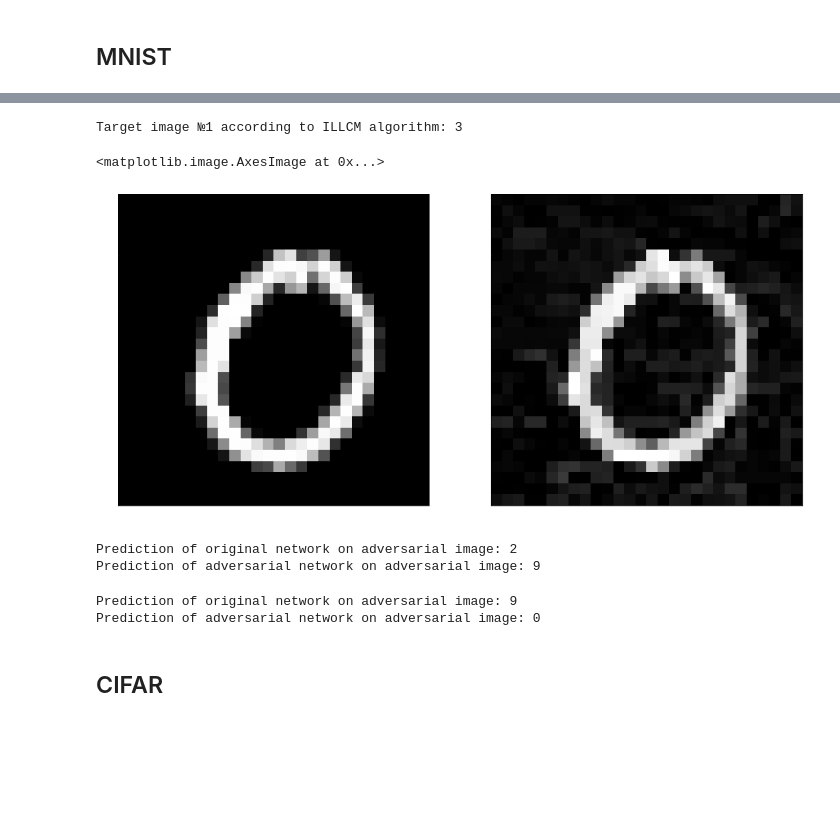
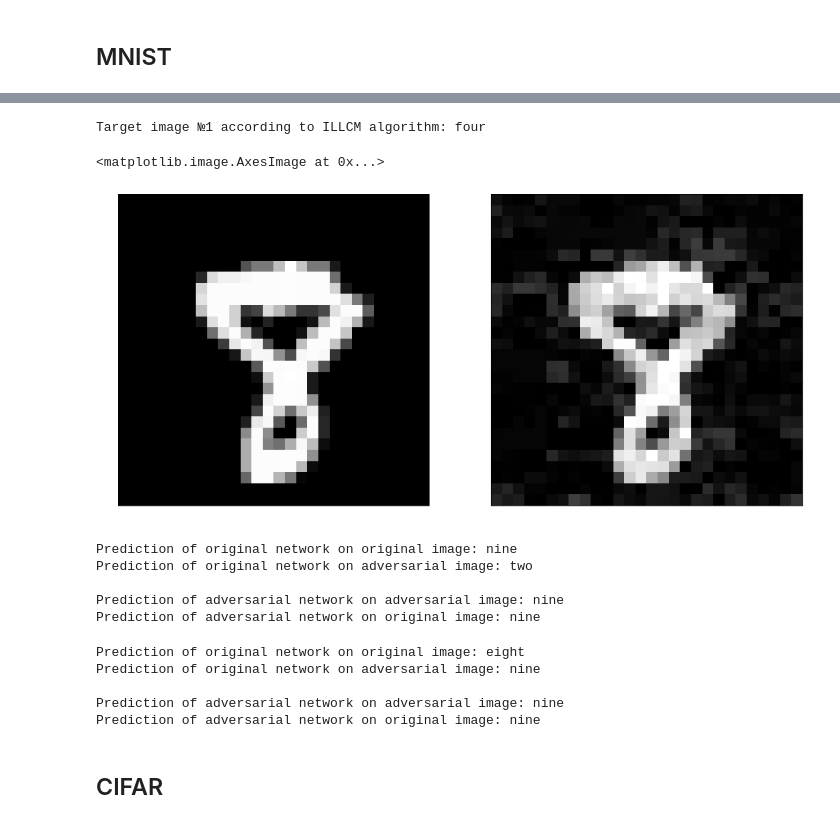
Before and after one commit to Dimanssional/Adversial-Attacks-Methods, a Jupyter notebook: Adversarial_Algorithms/adversarial_experiments.ipynb, the cells around one changed output, grey strips where cells are left out. Cells and saved outputs as stored; diff of their text form; code cells hidden in the pictures; blank space fills up the shorter version.

```diff
--- a/Adversarial_Algorithms/adversarial_experiments.ipynb
+++ b/Adversarial_Algorithms/adversarial_experiments.ipynb
@@ -339,10 +350,10 @@ Prediction of original network on adversarial image: automobile
 illcm = ILLCM(0.25, loaded_model)
 
 image = X_test[125].reshape((1, img_rows, img_cols, channels))
-image1 = X_test[101].reshape((1, img_rows, img_cols, channels))
+image1 = X_test[233].reshape((1, img_rows, img_cols, channels))
 
 adv1, Y_ll = illcm.adversarial_pattern(image, alpha=0.25/40, iterations=40)
-adv2, Y_ll1 = illcm.adversarial_pattern(image1, alpha=0.25/50, iterations=50)
+adv2, Y_ll1 = illcm.adversarial_pattern(image1, alpha=0.25/90, iterations=90)
 # %% [markdown]
 ## MNIST
 # %%
@@ -361,28 +372,40 @@ Target image №1 according to ILLCM algorithm: 2
 # %%
 plt.figure(figsize=(15, 15))
 
 plt.subplot(121)
-plt.imshow(X_test[101].reshape(28, 28), cmap="gray")
-print(f"Target image №1 according to ILLCM algorithm: {Y_ll1}")
+plt.imshow(X_test[233].reshape(28, 28), cmap="gray")
+print(f"Target image №1 according to ILLCM algorithm: {labels[Y_ll1]}")
 
 plt.subplot(122)
 plt.imshow(tf.reshape(adv2, shape=(28, 28)), cmap="gray")
 # %% [output]
-Target image №1 according to ILLCM algorithm: 3
+Target image №1 according to ILLCM algorithm: four
 <matplotlib.image.AxesImage at 0x...>
-[figure, old version]
+[figure, new version]
 # %%
-print(f"Prediction of original network on adversarial image: {loaded_model.predict(tf.reshape(adv1, (1, img_cols, img_rows, channels))).argmax()}")
-print(f"Prediction of adversarial network on adversarial image: {loaded_model_adv.predict(tf.reshape(adv1, (1, img_cols, img_rows, channels))).argmax()}")
+print(f"Prediction of original network on original image: {labels[loaded_model.predict(image).argmax()]}")
+print(f"Prediction of original network on adversarial image: {labels[loaded_model.predict(tf.reshape(adv1, (1, img_cols, img_rows, channels))).argmax()]}\n")
+
+print(f"Prediction of adversarial network on adversarial image: {labels[loaded_model_adv.predict(tf.reshape(adv1, (1, img_cols, img_rows, channels))).argmax()]}")
+print(f"Prediction of adversarial network on original image: {labels[loaded_model_adv.predict(image).argmax()]}")
 # %% [output]
-Prediction of original network on adversarial image: 2
-Prediction of adversarial network on adversarial image: 9
+Prediction of original network on original image: nine
+Prediction of original network on adversarial image: two
+
+Prediction of adversarial network on adversarial image: nine
+Prediction of adversarial network on original image: nine
 # %%
-print(f"Prediction of original network on adversarial image: {loaded_model.predict(tf.reshape(adv2, (1, img_cols, img_rows, channels))).argmax()}")
-print(f"Prediction of adversarial network on adversarial image: {loaded_model_adv.predict(tf.reshape(adv2, (1, img_cols, img_rows, channels))).argmax()}")
+print(f"Prediction of original network on original image: {labels[loaded_model.predict(image1).argmax()]}")
+print(f"Prediction of original network on adversarial image: {labels[loaded_model.predict(tf.reshape(adv2, (1, img_cols, img_rows, channels))).argmax()]}\n")
+
+print(f"Prediction of adversarial network on adversarial image: {labels[loaded_model_adv.predict(tf.reshape(adv2, (1, img_cols, img_rows, channels))).argmax()]}")
+print(f"Prediction of adversarial network on original image: {labels[loaded_model_adv.predict(image1).argmax()]}")
 # %% [output]
-Prediction of original network on adversarial image: 9
-Prediction of adversarial network on adversarial image: 0
+Prediction of original network on original image: eight
+Prediction of original network on adversarial image: nine
+
+Prediction of adversarial network on adversarial image: nine
+Prediction of adversarial network on original image: nine
 # %% [markdown]
 ## CIFAR
 # %%
```
Also changed, not shown: parts of 25 cells of this notebook.
